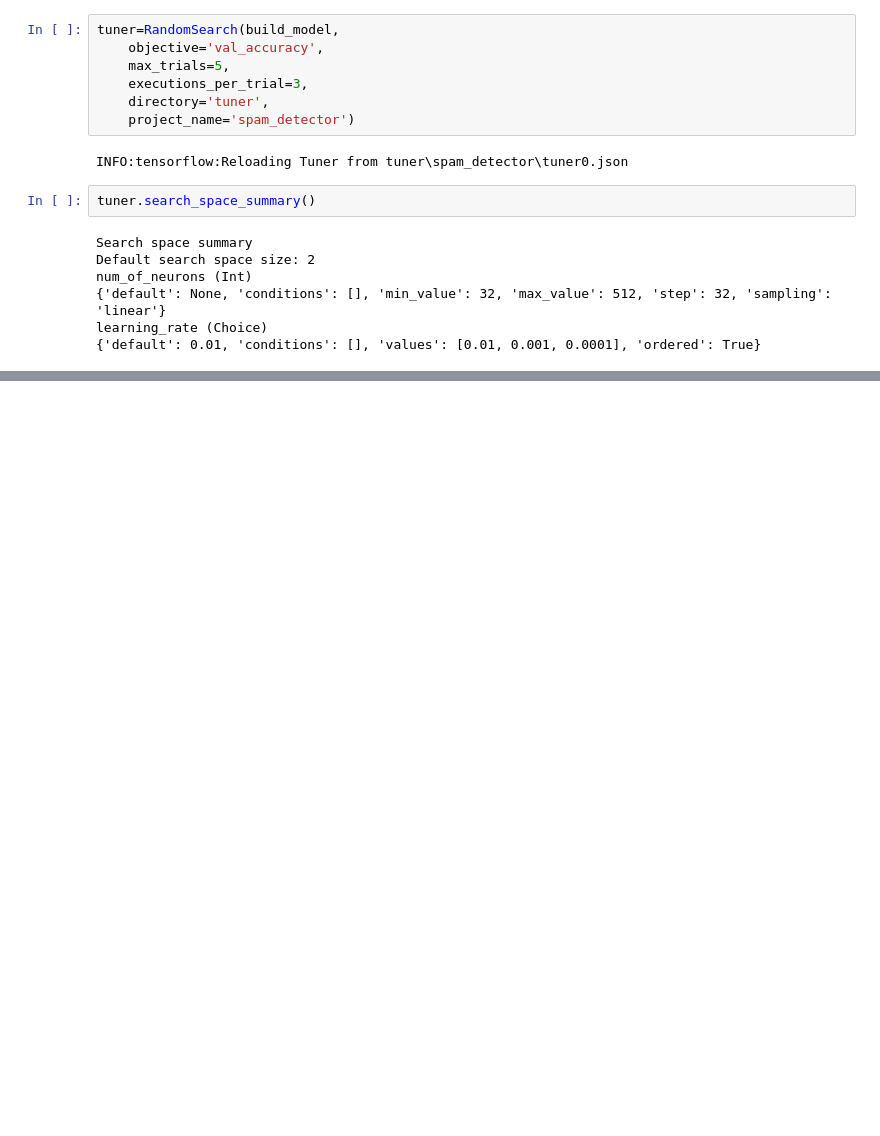
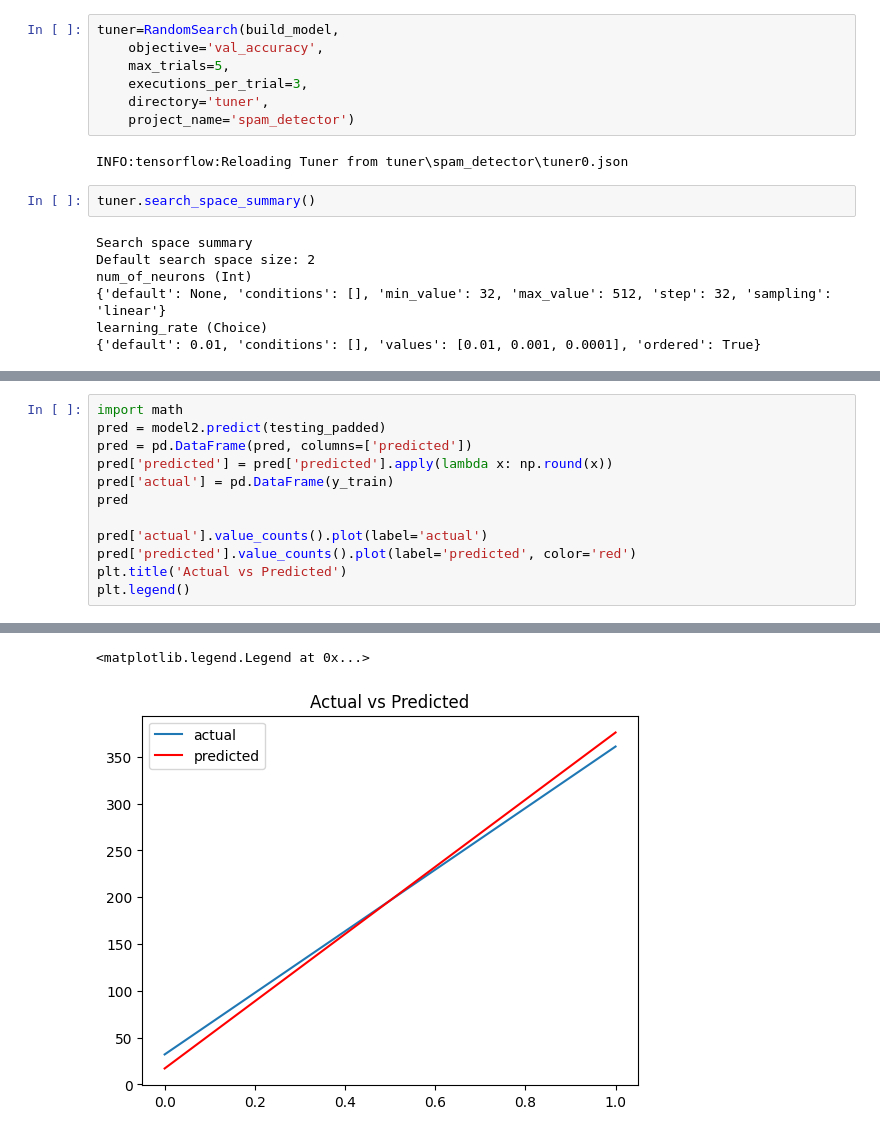
Before and after one commit to Taoheed-O/Spam_Detector_using_RNN_LSTM, a Jupyter notebook: main.ipynb, the cells around one changed output, grey strips where cells are left out. Saved outputs shown, nothing was run; the diff lists cells and outputs as text; blank space fills up the shorter version.

```diff
--- a/main.ipynb
+++ b/main.ipynb
@@ -643 +644,14 @@ Total elapsed time: 00h 05m 37s
 INFO:tensorflow:Oracle triggered exit
+# %%
+import math
+pred = model2.predict(testing_padded)
+pred = pd.DataFrame(pred, columns=['predicted'])
+pred['predicted'] = pred['predicted'].apply(lambda x: np.round(x))
+pred['actual'] = pd.DataFrame(y_train)
+pred
+
+pred['actual'].value_counts().plot(label='actual')
+pred['predicted'].value_counts().plot(label='predicted', color='red')
+plt.title('Actual vs Predicted')
+plt.legend()
+# %% [output]
@@ -643,0 +659,2 @@ INFO:tensorflow:Oracle triggered exit
+<matplotlib.legend.Legend at 0x...>
+[figure, added]
```
Also changed, not shown: parts of 14 cells of this notebook, 2 other files.
